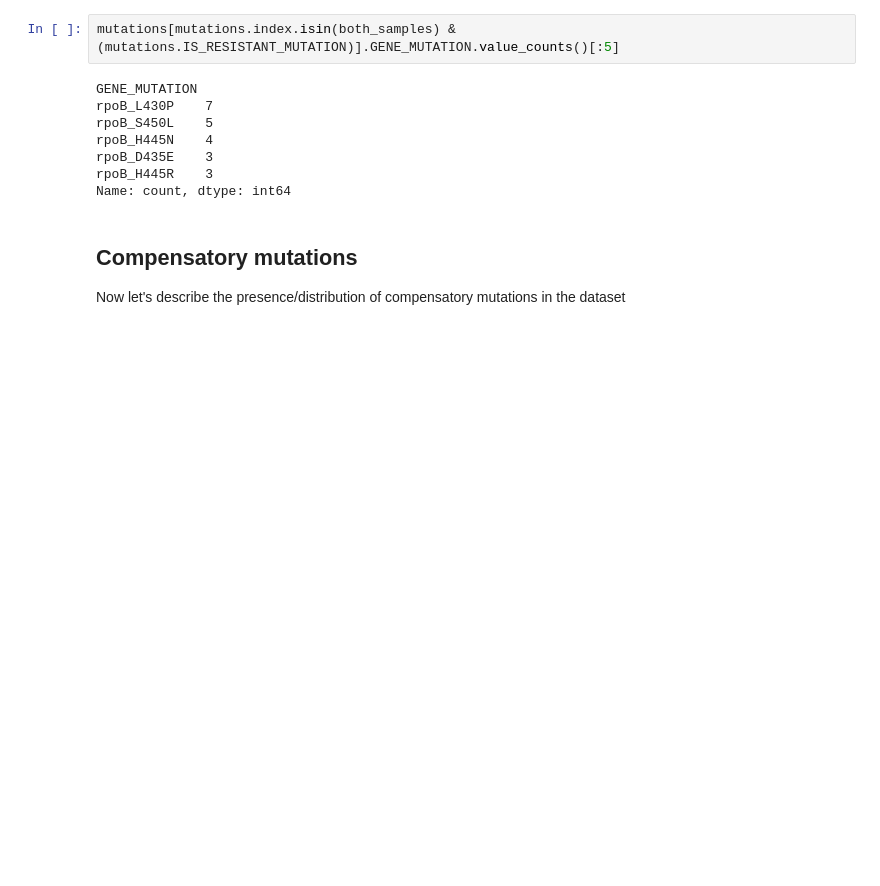
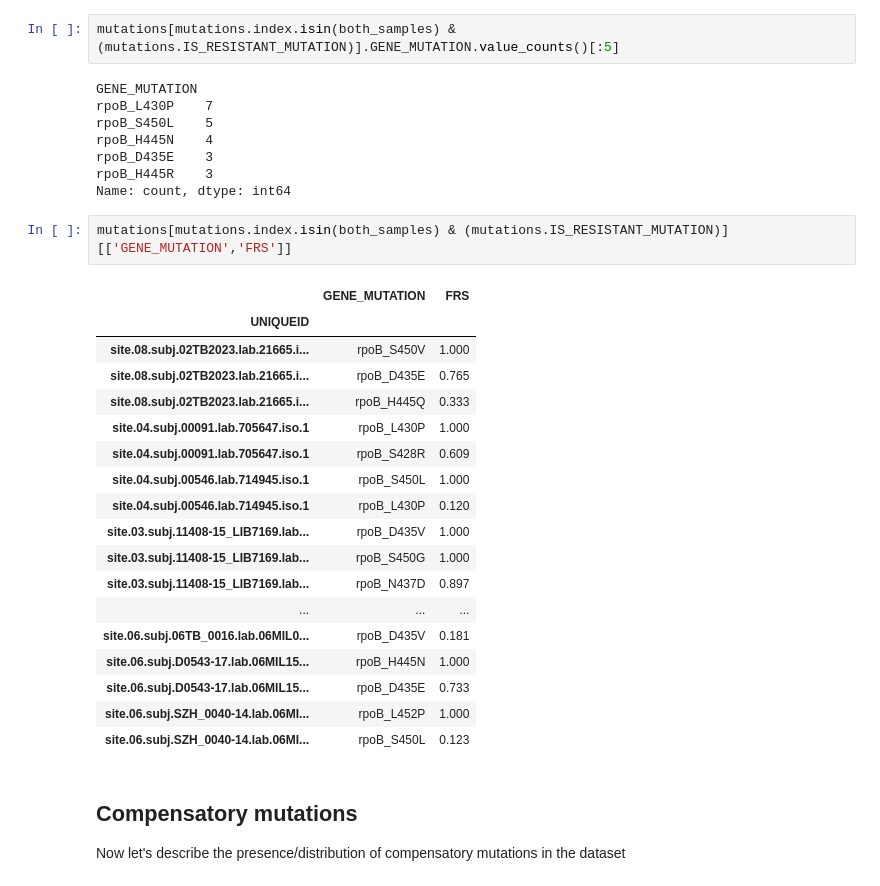
Before and after one commit to fowler-lab/tuberculosis-RNAP-subpopulations, a Jupyter notebook: analysis.ipynb, the cells around one changed output. Drawn from its saved outputs; the diff is of its cells as text; blank space fills up the shorter version.

```diff
--- a/analysis.ipynb
+++ b/analysis.ipynb
@@ -423,6 +426,27 @@ rpoB_H445N    4
 rpoB_D435E    3
 rpoB_H445R    3
 Name: count, dtype: int64
+# %%
+mutations[mutations.index.isin(both_samples) & (mutations.IS_RESISTANT_MUTATION)][['GENE_MUTATION','FRS']]
+# %% [output]
+|  | GENE_MUTATION | FRS |
+| UNIQUEID |  |  |
+| site.08.subj.02TB2023.lab.21665.i... | rpoB_S450V | 1.000 |
+| site.08.subj.02TB2023.lab.21665.i... | rpoB_D435E | 0.765 |
+| site.08.subj.02TB2023.lab.21665.i... | rpoB_H445Q | 0.333 |
+| site.04.subj.00091.lab.705647.iso.1 | rpoB_L430P | 1.000 |
+| site.04.subj.00091.lab.705647.iso.1 | rpoB_S428R | 0.609 |
+| site.04.subj.00546.lab.714945.iso.1 | rpoB_S450L | 1.000 |
+| site.04.subj.00546.lab.714945.iso.1 | rpoB_L430P | 0.120 |
+| site.03.subj.11408-15_LIB7169.lab... | rpoB_D435V | 1.000 |
+| site.03.subj.11408-15_LIB7169.lab... | rpoB_S450G | 1.000 |
+| site.03.subj.11408-15_LIB7169.lab... | rpoB_N437D | 0.897 |
+| ... | ... | ... |
+| site.06.subj.06TB_0016.lab.06MIL0... | rpoB_D435V | 0.181 |
+| site.06.subj.D0543-17.lab.06MIL15... | rpoB_H445N | 1.000 |
+| site.06.subj.D0543-17.lab.06MIL15... | rpoB_D435E | 0.733 |
+| site.06.subj.SZH_0040-14.lab.06MI... | rpoB_L452P | 1.000 |
+| site.06.subj.SZH_0040-14.lab.06MI... | rpoB_S450L | 0.123 |
 # %% [markdown]
 ## Compensatory mutations
 
```
Also changed, not shown: parts of 11 cells of this notebook, 1 other file.
